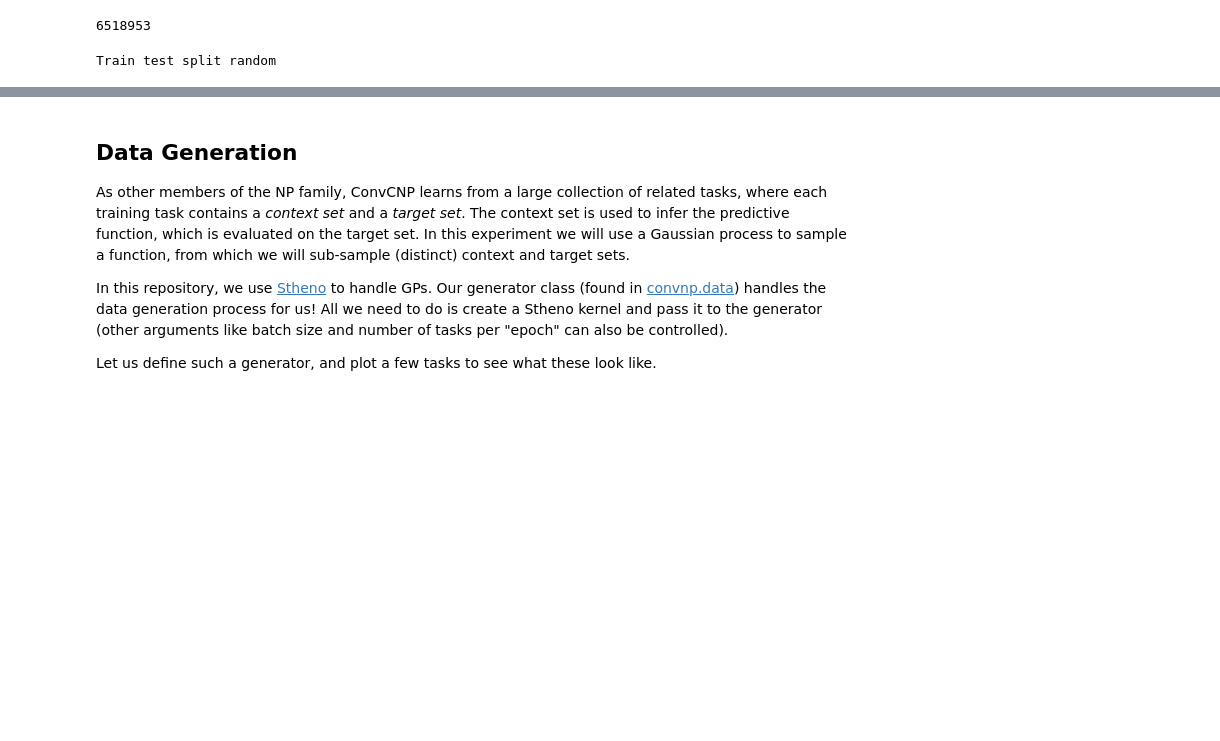
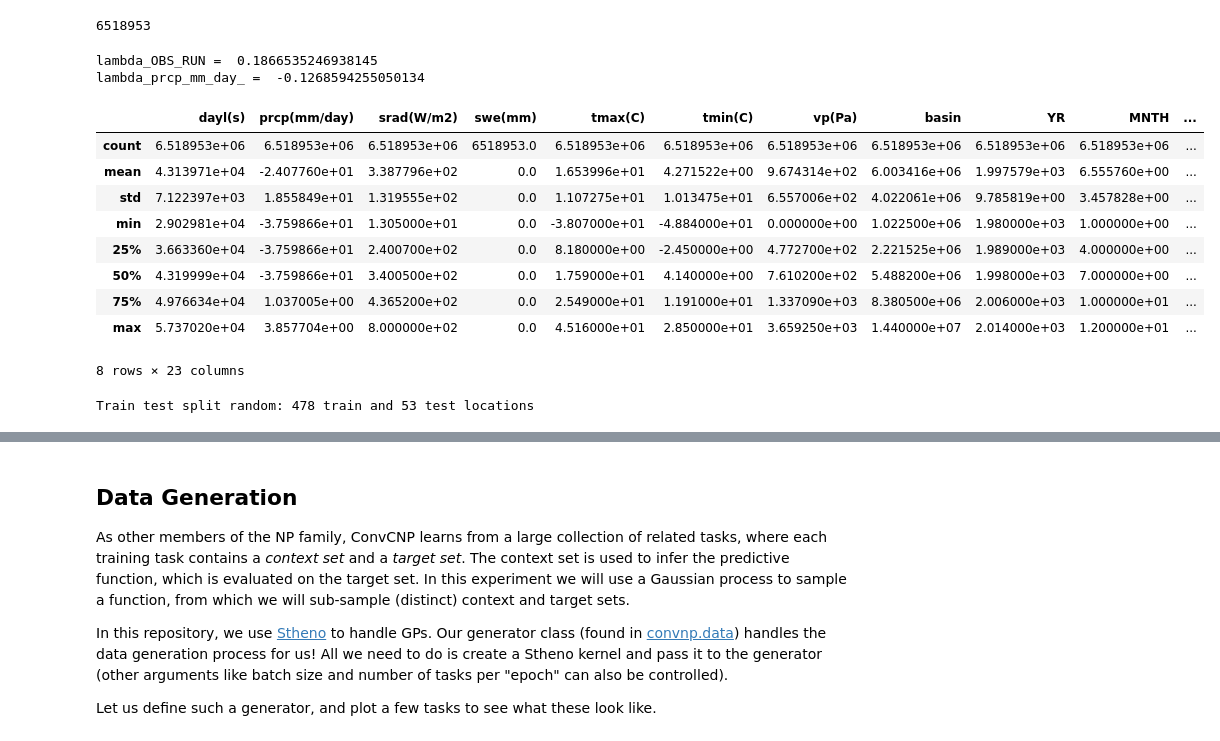
Before and after one commit to mgironamata/convcnp, a Jupyter notebook: convcnp_clean.ipynb, the cells around one changed output, grey strips where cells are left out. Drawn from its saved outputs; the diff is of its cells as text; code cells hidden in the pictures; blank space fills up the shorter version.

```diff
--- a/convcnp_clean.ipynb
+++ b/convcnp_clean.ipynb
@@ -77,7 +79,7 @@ df = df_raw.copy()
 # %% [output]
 6518953
 # %%
-transformation = 'log'
+transformation = 'boxcox'
 trans_fields = ['OBS_RUN','prcp(mm/day)']
 gamma_dist = True
 
@@ -93,6 +95,19 @@ if transformation == 'boxcox':
 
         exec("lambda_" + trans_field + " = " + str(lambda_val))
         print("lambda_" + trans_field + " = ", lambda_val)
-
-if gamma_dist:
-    df['OBS_RUN'] = df['OBS_RUN'] + 1
+# %% [output]
+lambda_OBS_RUN =  0.1866535246938145
+lambda_prcp_mm_day_ =  -0.1268594255050134
+# %%
+df.describe()
+# %% [output]
+|  | dayl(s) | prcp(mm/day) | srad(W/m2) | swe(mm) | tmax(C) | tmin(C) | vp(Pa) | basin | YR | MNTH | ... |
+| count | 6.518953e+06 | 6.518953e+06 | 6.518953e+06 | 6518953.0 | 6.518953e+06 | 6.518953e+06 | 6.518953e+06 | 6.518953e+06 | 6.518953e+06 | 6.518953e+06 | ... |
+| mean | 4.313971e+04 | -2.407760e+01 | 3.387796e+02 | 0.0 | 1.653996e+01 | 4.271522e+00 | 9.674314e+02 | 6.003416e+06 | 1.997579e+03 | 6.555760e+00 | ... |
+| std | 7.122397e+03 | 1.855849e+01 | 1.319555e+02 | 0.0 | 1.107275e+01 | 1.013475e+01 | 6.557006e+02 | 4.022061e+06 | 9.785819e+00 | 3.457828e+00 | ... |
+| min | 2.902981e+04 | -3.759866e+01 | 1.305000e+01 | 0.0 | -3.807000e+01 | -4.884000e+01 | 0.000000e+00 | 1.022500e+06 | 1.980000e+03 | 1.000000e+00 | ... |
+| 25% | 3.663360e+04 | -3.759866e+01 | 2.400700e+02 | 0.0 | 8.180000e+00 | -2.450000e+00 | 4.772700e+02 | 2.221525e+06 | 1.989000e+03 | 4.000000e+00 | ... |
+| 50% | 4.319999e+04 | -3.759866e+01 | 3.400500e+02 | 0.0 | 1.759000e+01 | 4.140000e+00 | 7.610200e+02 | 5.488200e+06 | 1.998000e+03 | 7.000000e+00 | ... |
+| 75% | 4.976634e+04 | 1.037005e+00 | 4.365200e+02 | 0.0 | 2.549000e+01 | 1.191000e+01 | 1.337090e+03 | 8.380500e+06 | 2.006000e+03 | 1.000000e+01 | ... |
+| max | 5.737020e+04 | 3.857704e+00 | 8.000000e+02 | 0.0 | 4.516000e+01 | 2.850000e+01 | 3.659250e+03 | 1.440000e+07 | 2.014000e+03 | 1.200000e+01 | ... |
+8 rows × 23 columns
@@ -125,7 +146,7 @@ for field in fields:
 random_train_test_split = True
 
 if random_train_test_split == True:
-    fraction_test_locations = 0.10
+    fraction_test_locations = 0.1
 
     #hru02 = ['hru_02']
     hru02 = df['hru02'].unique().tolist()
@@ -144,7 +165,7 @@ if random_train_test_split == True:
     hru08_test = hru08[rand_locations_test]
     hru08_train = hru08[rand_locations_train]
 
-    print('Train test split random')
+    print(f'Train test split random: {len(rand_locations_train)} train and {len(rand_locations_test)} test locations')
 
 else:
     path = 'train_test_splits/hru01_train_001.pkl'
@@ -159,7 +180,7 @@ else:
 
     print('Train test split not random')
 # %% [output]
-Train test split random
+Train test split random: 478 train and 53 test locations
 # %%
 df['OBS_RUN_mean'] = df.groupby('hru08')['OBS_RUN'].transform(lambda x: x.mean())
 #df['OBS_RUN_log_n_mean'] = df.groupby('hru08')['OBS_RUN_log_n'].transform(lambda x: x.mean())
```
Also changed, not shown: parts of 19 cells of this notebook, 2 other files.
